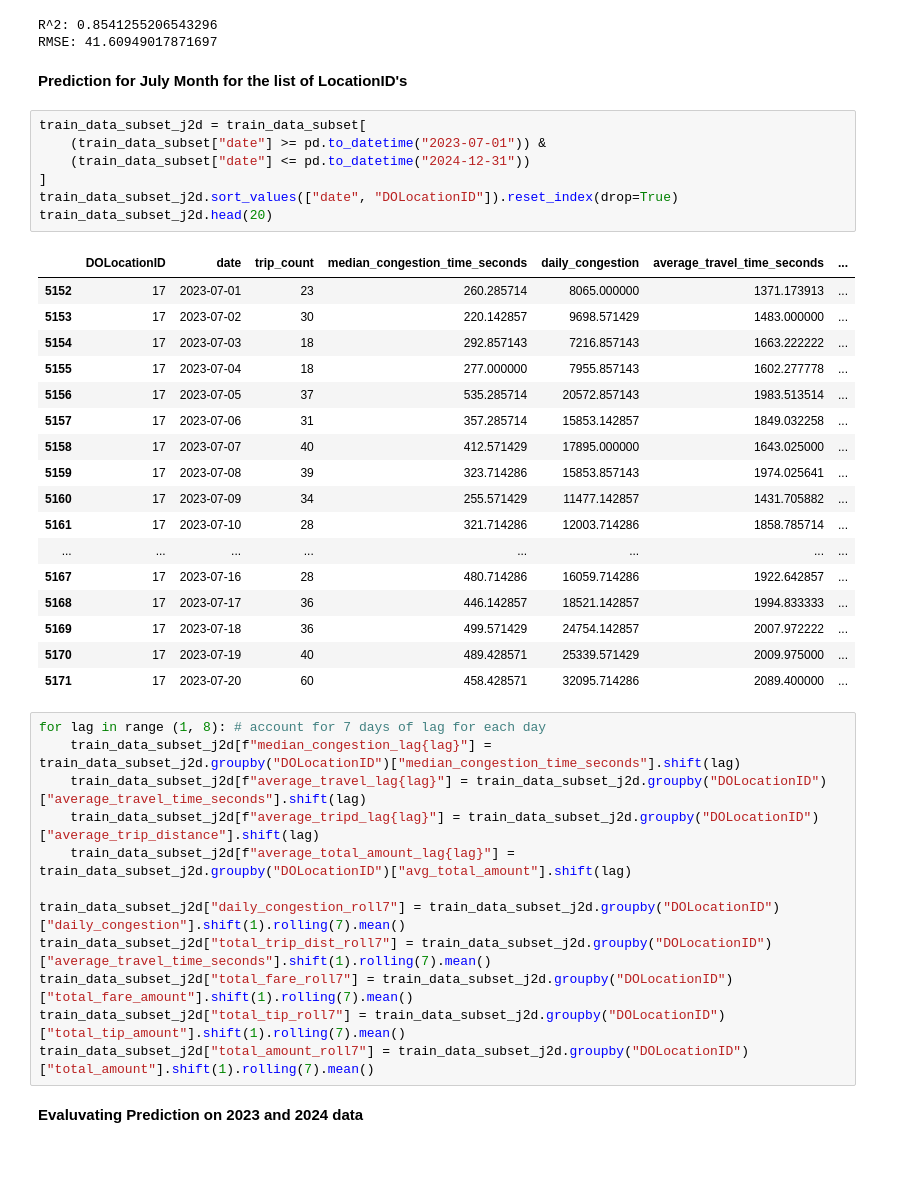
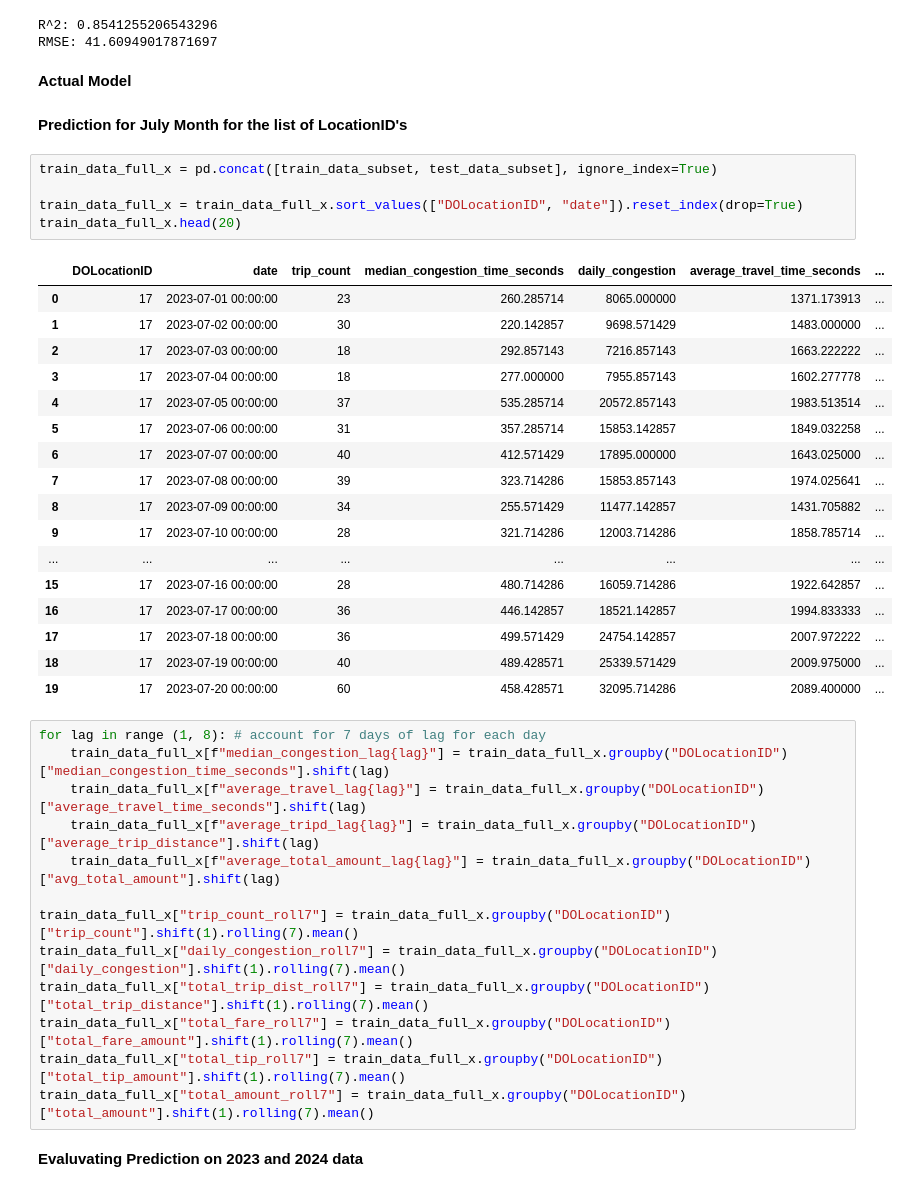
Before and after one commit to cookie-monsta23/MAST30034-Assignment-1, a Jupyter notebook: notebooks/Assignment_1.ipynb, the cells around one changed output. Saved outputs shown, nothing was run; the diff lists cells and outputs as text; blank space fills up the shorter version.

```diff
--- a/notebooks/Assignment_1.ipynb
+++ b/notebooks/Assignment_1.ipynb
@@ -662,45 +662,46 @@ print("RMSE:", root_mean_squared_error(test_data_y, y_pred_full))
 # %% [output]
 R^2: 0.8541255206543296
 RMSE: 41.60949017871697
+# %% [markdown]
+**Actual Model**
 # %% [markdown]
 **Prediction for July Month for the list of LocationID's**
 # %%
-train_data_subset_j2d = train_data_subset[
-    (train_data_subset["date"] >= pd.to_datetime("2023-07-01")) &
-    (train_data_subset["date"] <= pd.to_datetime("2024-12-31"))
-]
-train_data_subset_j2d.sort_values(["date", "DOLocationID"]).reset_index(drop=True)
-train_data_subset_j2d.head(20)
+train_data_full_x = pd.concat([train_data_subset, test_data_subset], ignore_index=True)
+
+train_data_full_x = train_data_full_x.sort_values(["DOLocationID", "date"]).reset_index(drop=True)
+train_data_full_x.head(20)
 # %% [output]
 |  | DOLocationID | date | trip_count | median_congestion_time_seconds | daily_congestion | average_travel_time_seconds | ... |
-| 5152 | 17 | 2023-07-01 | 23 | 260.285714 | 8065.000000 | 1371.173913 | ... |
-| 5153 | 17 | 2023-07-02 | 30 | 220.142857 | 9698.571429 | 1483.000000 | ... |
-| 5154 | 17 | 2023-07-03 | 18 | 292.857143 | 7216.857143 | 1663.222222 | ... |
-| 5155 | 17 | 2023-07-04 | 18 | 277.000000 | 7955.857143 | 1602.277778 | ... |
-| 5156 | 17 | 2023-07-05 | 37 | 535.285714 | 20572.857143 | 1983.513514 | ... |
-| 5157 | 17 | 2023-07-06 | 31 | 357.285714 | 15853.142857 | 1849.032258 | ... |
-| 5158 | 17 | 2023-07-07 | 40 | 412.571429 | 17895.000000 | 1643.025000 | ... |
-| 5159 | 17 | 2023-07-08 | 39 | 323.714286 | 15853.857143 | 1974.025641 | ... |
-| 5160 | 17 | 2023-07-09 | 34 | 255.571429 | 11477.142857 | 1431.705882 | ... |
-| 5161 | 17 | 2023-07-10 | 28 | 321.714286 | 12003.714286 | 1858.785714 | ... |
+| 0 | 17 | 2023-07-01 00:00:00 | 23 | 260.285714 | 8065.000000 | 1371.173913 | ... |
+| 1 | 17 | 2023-07-02 00:00:00 | 30 | 220.142857 | 9698.571429 | 1483.000000 | ... |
+| 2 | 17 | 2023-07-03 00:00:00 | 18 | 292.857143 | 7216.857143 | 1663.222222 | ... |
+| 3 | 17 | 2023-07-04 00:00:00 | 18 | 277.000000 | 7955.857143 | 1602.277778 | ... |
+| 4 | 17 | 2023-07-05 00:00:00 | 37 | 535.285714 | 20572.857143 | 1983.513514 | ... |
+| 5 | 17 | 2023-07-06 00:00:00 | 31 | 357.285714 | 15853.142857 | 1849.032258 | ... |
+| 6 | 17 | 2023-07-07 00:00:00 | 40 | 412.571429 | 17895.000000 | 1643.025000 | ... |
+| 7 | 17 | 2023-07-08 00:00:00 | 39 | 323.714286 | 15853.857143 | 1974.025641 | ... |
+| 8 | 17 | 2023-07-09 00:00:00 | 34 | 255.571429 | 11477.142857 | 1431.705882 | ... |
+| 9 | 17 | 2023-07-10 00:00:00 | 28 | 321.714286 | 12003.714286 | 1858.785714 | ... |
 | ... | ... | ... | ... | ... | ... | ... | ... |
-| 5167 | 17 | 2023-07-16 | 28 | 480.714286 | 16059.714286 | 1922.642857 | ... |
-| 5168 | 17 | 2023-07-17 | 36 | 446.142857 | 18521.142857 | 1994.833333 | ... |
-| 5169 | 17 | 2023-07-18 | 36 | 499.571429 | 24754.142857 | 2007.972222 | ... |
-| 5170 | 17 | 2023-07-19 | 40 | 489.428571 | 25339.571429 | 2009.975000 | ... |
-| 5171 | 17 | 2023-07-20 | 60 | 458.428571 | 32095.714286 | 2089.400000 | ... |
+| 15 | 17 | 2023-07-16 00:00:00 | 28 | 480.714286 | 16059.714286 | 1922.642857 | ... |
+| 16 | 17 | 2023-07-17 00:00:00 | 36 | 446.142857 | 18521.142857 | 1994.833333 | ... |
+| 17 | 17 | 2023-07-18 00:00:00 | 36 | 499.571429 | 24754.142857 | 2007.972222 | ... |
+| 18 | 17 | 2023-07-19 00:00:00 | 40 | 489.428571 | 25339.571429 | 2009.975000 | ... |
+| 19 | 17 | 2023-07-20 00:00:00 | 60 | 458.428571 | 32095.714286 | 2089.400000 | ... |
 # %%
 for lag in range (1, 8): # account for 7 days of lag for each day
-    train_data_subset_j2d[f"median_congestion_lag{lag}"] = train_data_subset_j2d.groupby("DOLocationID")["median_congestion_time_seconds"].shift(lag)
-    train_data_subset_j2d[f"average_travel_lag{lag}"] = train_data_subset_j2d.groupby("DOLocationID")["average_travel_time_seconds"].shift(lag)
-    train_data_subset_j2d[f"average_tripd_lag{lag}"] = train_data_subset_j2d.groupby("DOLocationID")["average_trip_distance"].shift(lag)
-    train_data_subset_j2d[f"average_total_amount_lag{lag}"] = train_data_subset_j2d.groupby("DOLocationID")["avg_total_amount"].shift(lag)
+    train_data_full_x[f"median_congestion_lag{lag}"] = train_data_full_x.groupby("DOLocationID")["median_congestion_time_seconds"].shift(lag)
+    train_data_full_x[f"average_travel_lag{lag}"] = train_data_full_x.groupby("DOLocationID")["average_travel_time_seconds"].shift(lag)
+    train_data_full_x[f"average_tripd_lag{lag}"] = train_data_full_x.groupby("DOLocationID")["average_trip_distance"].shift(lag)
+    train_data_full_x[f"average_total_amount_lag{lag}"] = train_data_full_x.groupby("DOLocationID")["avg_total_amount"].shift(lag)
 
-train_data_subset_j2d["daily_congestion_roll7"] = train_data_subset_j2d.groupby("DOLocationID")["daily_congestion"].shift(1).rolling(7).mean()
-train_data_subset_j2d["total_trip_dist_roll7"] = train_data_subset_j2d.groupby("DOLocationID")["average_travel_time_seconds"].shift(1).rolling(7).mean()
-train_data_subset_j2d["total_fare_roll7"] = train_data_subset_j2d.groupby("DOLocationID")["total_fare_amount"].shift(1).rolling(7).mean()
-train_data_subset_j2d["total_tip_roll7"] = train_data_subset_j2d.groupby("DOLocationID")["total_tip_amount"].shift(1).rolling(7).mean()
-train_data_subset_j2d["total_amount_roll7"] = train_data_subset_j2d.groupby("DOLocationID")["total_amount"].shift(1).rolling(7).mean()
+train_data_full_x["trip_count_roll7"] = train_data_full_x.groupby("DOLocationID")["trip_count"].shift(1).rolling(7).mean()
+train_data_full_x["daily_congestion_roll7"] = train_data_full_x.groupby("DOLocationID")["daily_congestion"].shift(1).rolling(7).mean()
+train_data_full_x["total_trip_dist_roll7"] = train_data_full_x.groupby("DOLocationID")["total_trip_distance"].shift(1).rolling(7).mean()
+train_data_full_x["total_fare_roll7"] = train_data_full_x.groupby("DOLocationID")["total_fare_amount"].shift(1).rolling(7).mean()
+train_data_full_x["total_tip_roll7"] = train_data_full_x.groupby("DOLocationID")["total_tip_amount"].shift(1).rolling(7).mean()
+train_data_full_x["total_amount_roll7"] = train_data_full_x.groupby("DOLocationID")["total_amount"].shift(1).rolling(7).mean()
 # %% [markdown]
 **Evaluvating Prediction on 2023 and 2024 data**
 # %%
```
Also changed, not shown: parts of 9 cells of this notebook.
